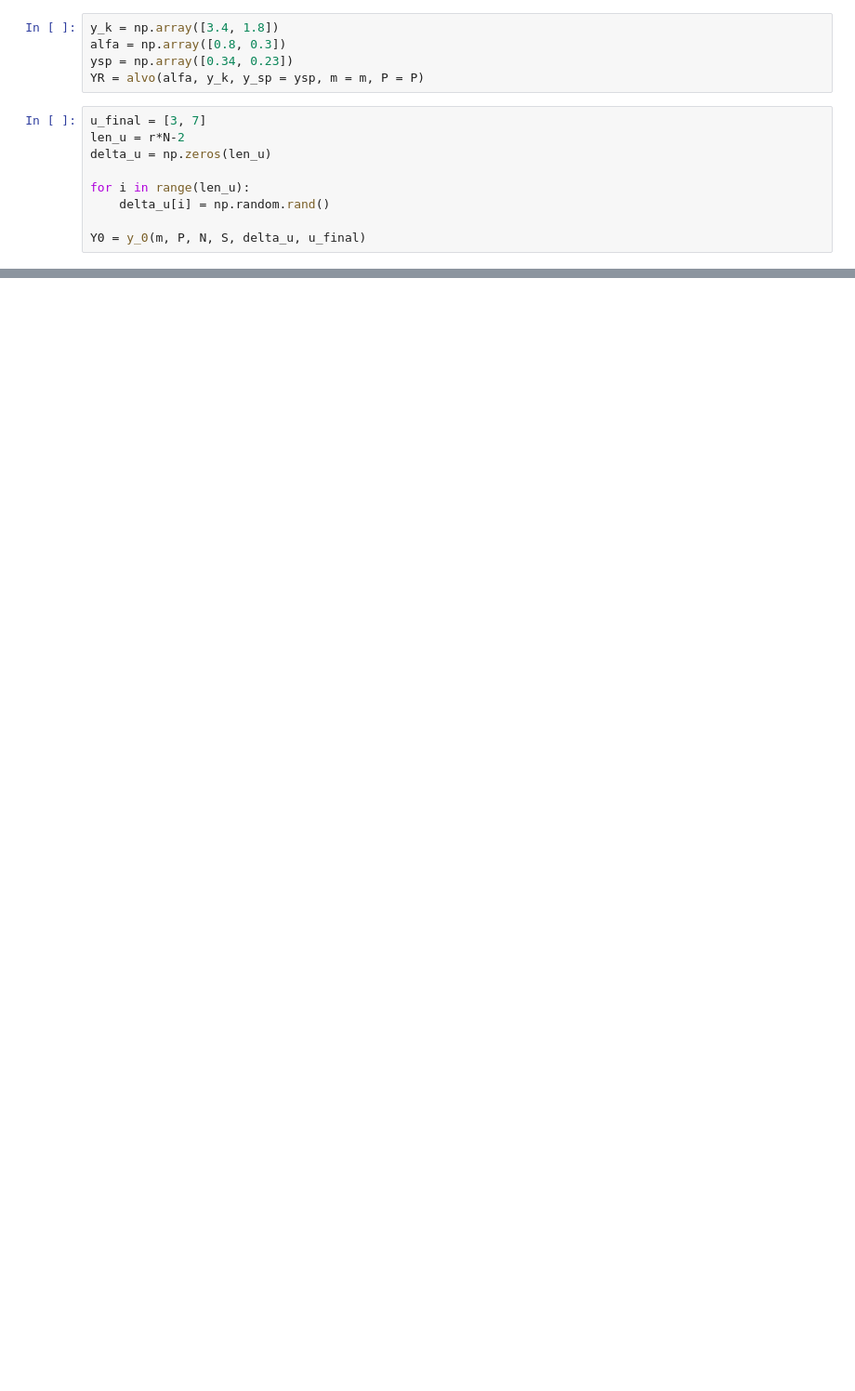
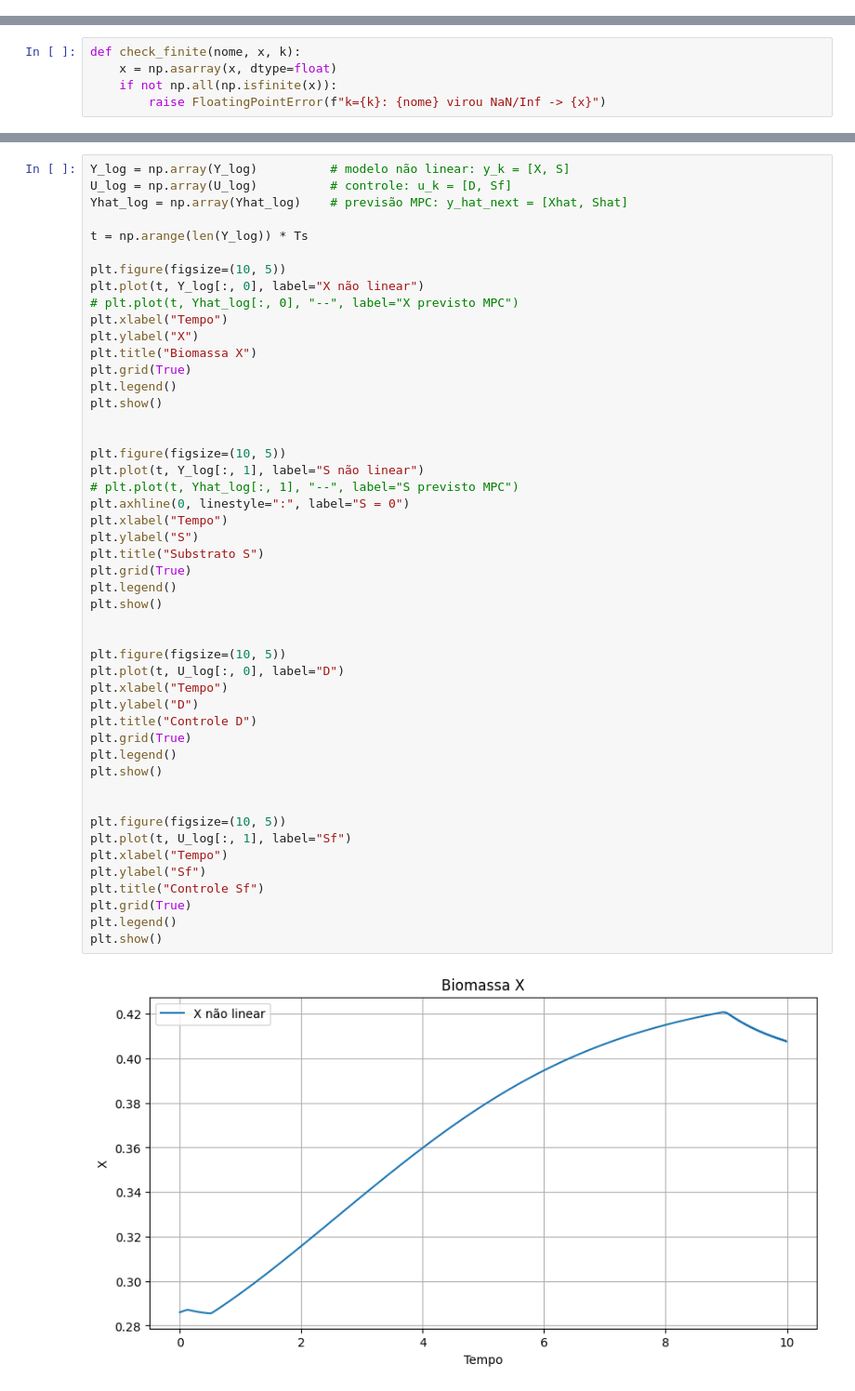
Before and after one commit to andersonmoura-cn/BioReator, a Jupyter notebook: src/mpc.ipynb, the cells around one changed output, grey strips where cells are left out. Shown at 93% size. Saved outputs shown, nothing was run; the diff lists cells and outputs as text; blank space fills up the shorter version.

```diff
--- a/src/mpc.ipynb
+++ b/src/mpc.ipynb
@@ -38,14 +76,0 @@ array([[ 0.        ,  0.        ,  0.        ,  0.        ,  0.        ,
-# %%
-y_k = np.array([3.4, 1.8])
-alfa = np.array([0.8, 0.3])
-ysp = np.array([0.34, 0.23])
-YR = alvo(alfa, y_k, y_sp = ysp, m = m, P = P)
-# %%
-u_final = [3, 7]
-len_u = r*N-2
-delta_u = np.zeros(len_u)
-
-for i in range(len_u):
-    delta_u[i] = np.random.rand()
-
-Y0 = y_0(m, P, N, S, delta_u, u_final)
@@ -97,0 +153,5 @@ print(Rbar)
+# %%
+def check_finite(nome, x, k):
+    x = np.asarray(x, dtype=float)
+    if not np.all(np.isfinite(x)):
+        raise FloatingPointError(f"k={k}: {nome} virou NaN/Inf -> {x}")
@@ -97,0 +237,50 @@ print(Rbar)
+# %%
+Y_log = np.array(Y_log)          # modelo não linear: y_k = [X, S]
+U_log = np.array(U_log)          # controle: u_k = [D, Sf]
+Yhat_log = np.array(Yhat_log)    # previsão MPC: y_hat_next = [Xhat, Shat]
+
+t = np.arange(len(Y_log)) * Ts
+
+plt.figure(figsize=(10, 5))
+plt.plot(t, Y_log[:, 0], label="X não linear")
+# plt.plot(t, Yhat_log[:, 0], "--", label="X previsto MPC")
+plt.xlabel("Tempo")
+plt.ylabel("X")
+plt.title("Biomassa X")
+plt.grid(True)
+plt.legend()
+plt.show()
+
+
+plt.figure(figsize=(10, 5))
+plt.plot(t, Y_log[:, 1], label="S não linear")
+# plt.plot(t, Yhat_log[:, 1], "--", label="S previsto MPC")
+plt.axhline(0, linestyle=":", label="S = 0")
+plt.xlabel("Tempo")
+plt.ylabel("S")
+plt.title("Substrato S")
+plt.grid(True)
+plt.legend()
+plt.show()
+
+
+plt.figure(figsize=(10, 5))
+plt.plot(t, U_log[:, 0], label="D")
+plt.xlabel("Tempo")
+plt.ylabel("D")
+plt.title("Controle D")
+plt.grid(True)
+plt.legend()
+plt.show()
+
+
+plt.figure(figsize=(10, 5))
+plt.plot(t, U_log[:, 1], label="Sf")
+plt.xlabel("Tempo")
+plt.ylabel("Sf")
+plt.title("Controle Sf")
+plt.grid(True)
+plt.legend()
+plt.show()
+# %% [output]
+[figure, added]
```
Also changed, not shown: parts of 9 cells of this notebook, 2 other files.
